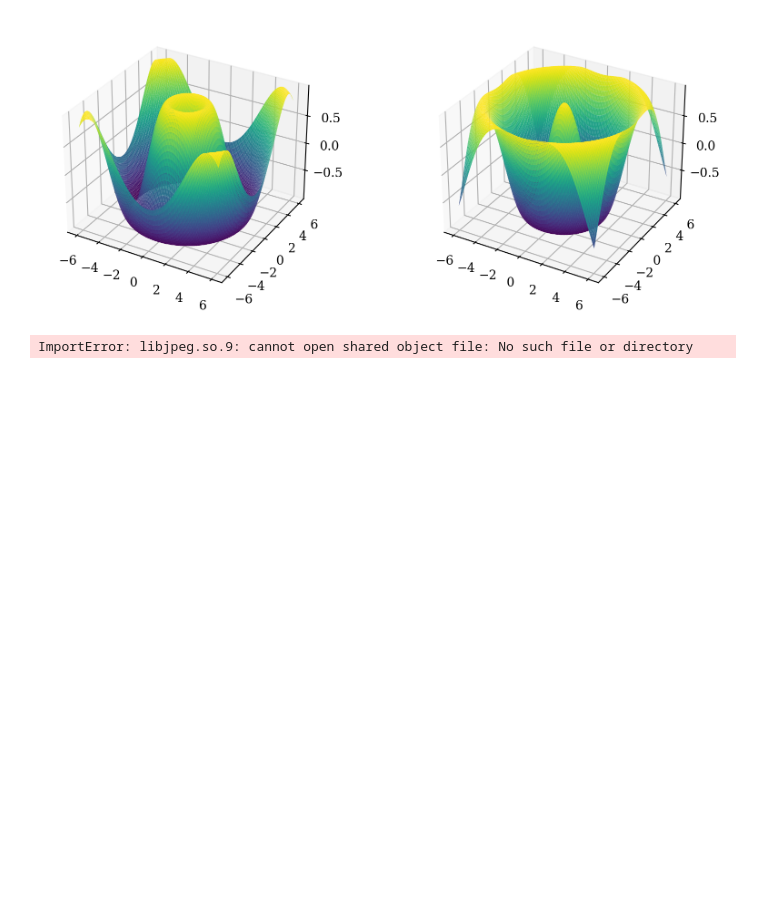
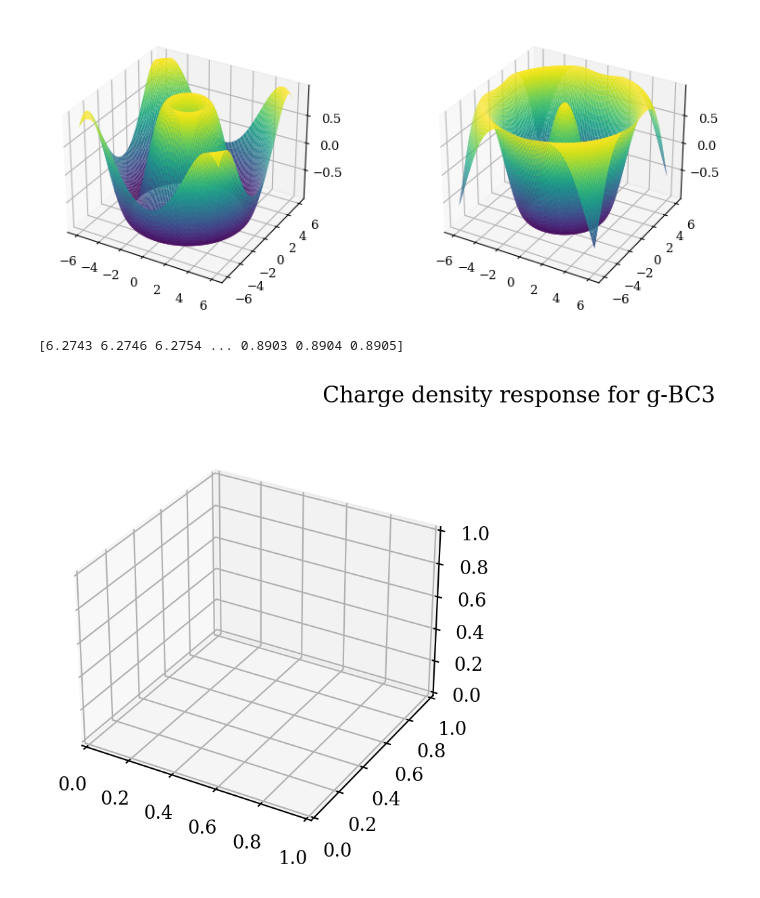
Before and after one commit to Photonico/CMP_Practice, a Jupyter notebook: VASP_g-BC3_20230526/6 Optical properties with nbands.ipynb, the cells around one changed output. Cells and saved outputs as stored; diff of their text form; code cells hidden in the pictures; blank space fills up the shorter version.

```diff
--- a/VASP_g-BC3_20230526/6 Optical properties with nbands.ipynb
+++ b/VASP_g-BC3_20230526/6 Optical properties with nbands.ipynb
@@ -45,26 +60,38 @@ plt.show()
 # %%
 # Plot optical properties for variables NBANDS
 
 import matplotlib.pyplot as plt
 import numpy as np
 from mpl_toolkits.mplot3d import Axes3D
 from optical_properties import extract_optical_properties
 
 params = {"text.usetex": False, "font.family": "serif", "mathtext.fontset": "cm",
           "axes.titlesize": 10, "axes.labelsize": 10, "figure.facecolor": "w"}
 plt.rcParams.update(params)
 
 fig = plt.figure(dpi=196, figsize=(10, 4))
 fig.suptitle("Charge density response for g-BC3")
 
 bands = [32,64,96,128,160,192,224,256,288,320,352,384,416,448,480,512]
 opt = {}
 
 for band in bands:
     file_path = f"6_Optical_properties_gamma_Nbands_{band}/vasprun.xml"
     opt[band] = extract_optical_properties(file_path)
 
-# ax1 = fig.add_subplot(121, projection='3d')
-# ax1.plot_wireframe(extract_optical_properties("6_Optical_properties_gamma_Nbands_64/vasprun.xml")["energy_data_real"], 64, extract_optical_properties("6_Optical_properties_gamma_Nbands_64/vasprun.xml")["density_xx_real"], rstride=100, cstride=100, color='#1478B4', lw='1.6', antialiased=True)
+ax1 = fig.add_subplot(121, projection='3d')
+
+# Reference
+"""
+x, z = np.loadtxt('E:/20171012 PHD/Data/Switch-Voltage/E01-V03-J1-Te01-ts01000/CurrentL.dat', unpack=True)
+y = 4.0
+c = z - z[0]
+ax.plot_wireframe(x, y, c, rstride=100, cstride=100, color='#F2F2F2', lw='3.2', antialiased=True)
+"""
+energy_real = opt[32]["density_energy_real"]
+density_in_real = opt[32]["density_xx_real"]
+
+print(density_in_real)
 # %% [output]
-ImportError: libjpeg.so.9: cannot open shared object file: No such file or directory
+[6.2743 6.2746 6.2754 ... 0.8903 0.8904 0.8905]
+[figure, added]
```
Also changed, not shown: parts of 2 cells of this notebook, 5 other files.
